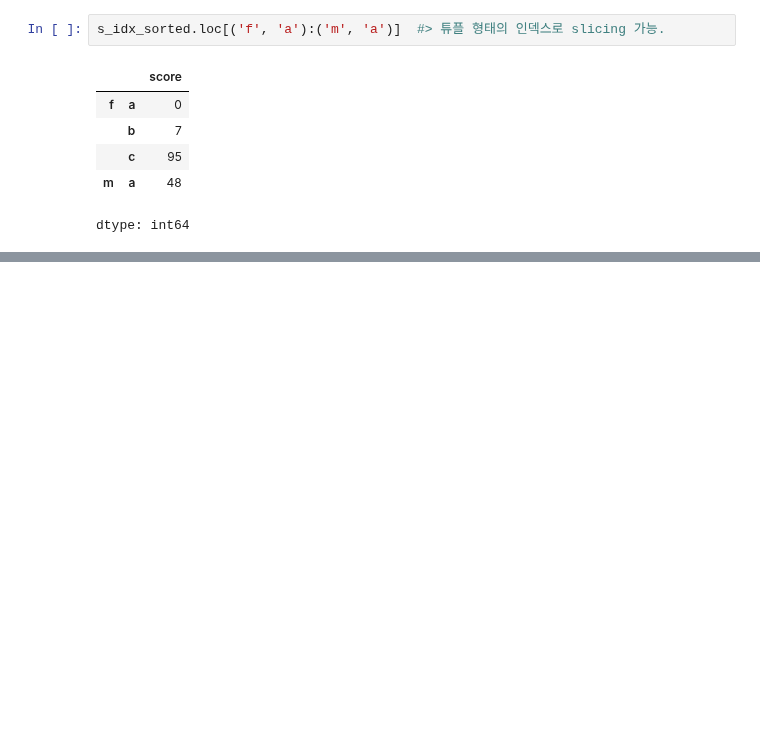
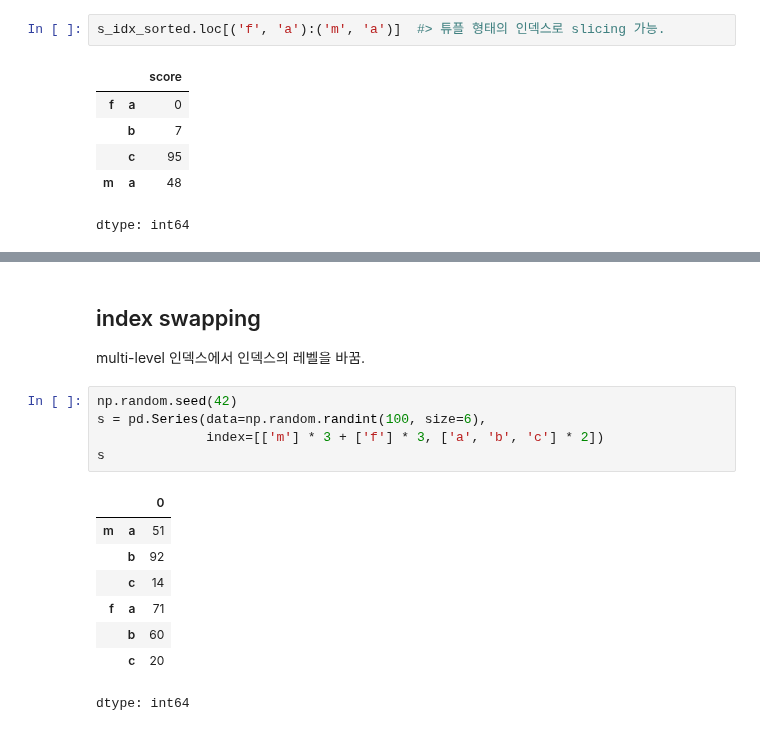
Before and after one commit to JakeOh/202511_BD53, a Jupyter notebook: lab_python/da11_index.ipynb, the cells around one changed output, grey strips where cells are left out. Cells and saved outputs as stored; diff of their text form; blank space fills up the shorter version.

Commit message:
sort_values, sort_index, swaplevel

```diff
--- a/lab_python/da11_index.ipynb
+++ b/lab_python/da11_index.ipynb
@@ -193,0 +277,18 @@ dtype: int64
+# %% [markdown]
+## index swapping
+
+multi-level 인덱스에서 인덱스의 레벨을 바꿈.
+# %%
+np.random.seed(42)
+s = pd.Series(data=np.random.randint(100, size=6),
+              index=[['m'] * 3 + ['f'] * 3, ['a', 'b', 'c'] * 2])
+s
+# %% [output]
+|  |  | 0 |
+| m | a | 51 |
+|  | b | 92 |
+|  | c | 14 |
+| f | a | 71 |
+|  | b | 60 |
+|  | c | 20 |
+dtype: int64
```
Also changed, not shown: parts of 12 cells of this notebook.
